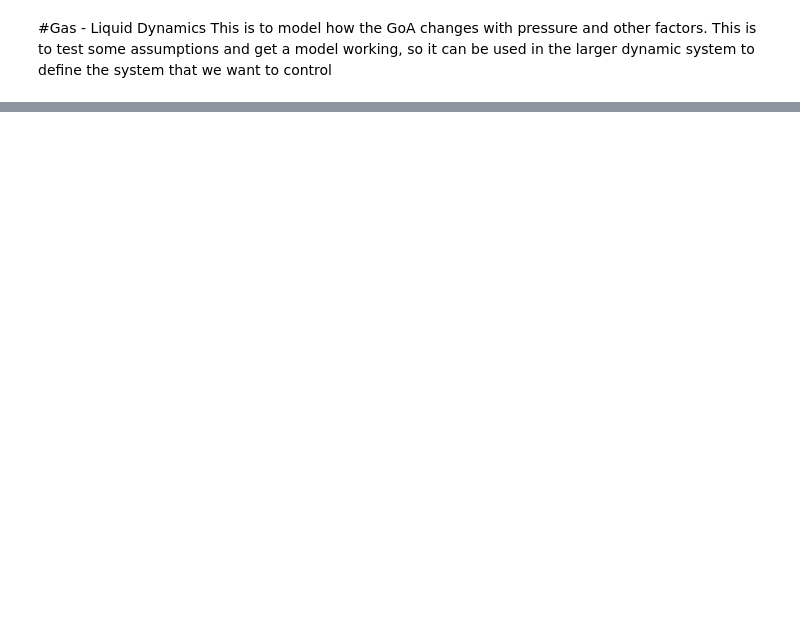
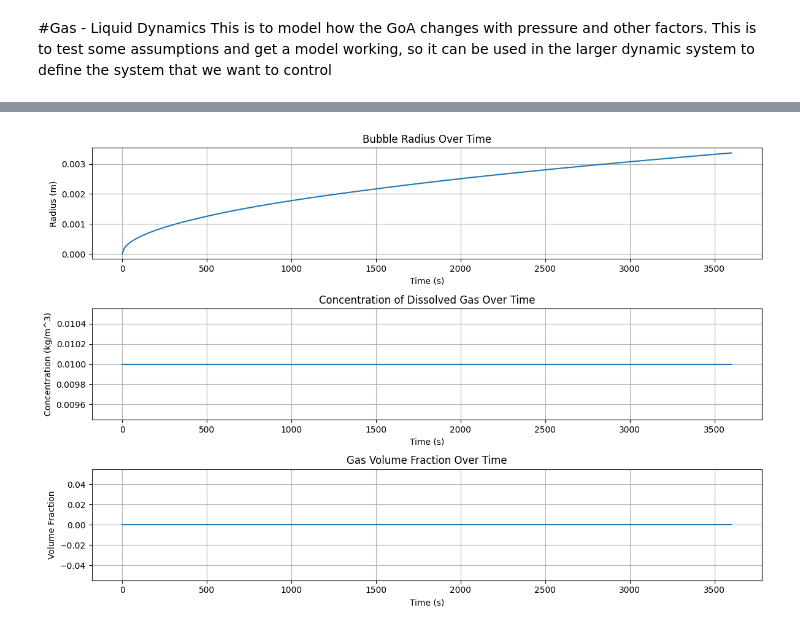
Before and after one commit to MorgenPronk/LSTM_System_Identification, a Jupyter notebook: Gas_Solution_dynamics_ODE.ipynb, the cells around one changed output, grey strips where cells are left out. Drawn from its saved outputs; the diff is of its cells as text; code cells hidden in the pictures; blank space fills up the shorter version.

Commit message:
Added Pressure function for testing, and working on debugging 0 Gas Volume

```diff
--- a/Gas_Solution_dynamics_ODE.ipynb
+++ b/Gas_Solution_dynamics_ODE.ipynb
@@ -51,0 +39,3 @@ push_to_github()
+# %%
+def calc_delta_p(p_sat, p):
+  return p_sat - p
@@ -51,0 +49,55 @@ push_to_github()
+# %%
+# System of differential equations
+def gas_model(t, y):
+    r, C, alpha = y
+    delta_p = calc_delta_p(p_sat,p) # diff between saturation pressure and actual
+    DeltaG_star = calc_deltaG_star(gamma, rho_g, delta_p) # Nucleation
+    J = calc_J(J_0, DeltaG_star, k_B, T) # Nucleation
+
+    # Bubble growth rate
+    dr_dt = D_g * (rho_g - C) / r
+    # Change in concentration (Mass conservation for dissolved gas)
+    dC_dt = -J * (4/3) * np.pi * r**3
+    # Change in gas volume fraction (Gas Volume Fraction Evolution)
+    dalpha_dt = J * (4/3) * np.pi * r**3 + alpha * 3 * dr_dt
+
+    return [dr_dt, dC_dt, dalpha_dt]
+# %%
+# Time span and initial conditions vector
+t_span = (0, 3600)  # Integration time in seconds (1 hour)
+y0 = [r0, C0, alpha0]
+
+# Solving the system
+sol = solve_ivp(gas_model, t_span, y0, method='RK45', t_eval=np.linspace(t_span[0], t_span[1], 300))
+
+# Nucleation rate
+vec_calc_J = np.vectorize(calc_J)
+J = vec_calc_J()
+
+# Plotting results
+plt.figure(figsize=(12, 8))
+plt.subplot(311)
+plt.plot(sol.t, sol.y[0], label='Bubble radius (m)')
+plt.title('Bubble Radius Over Time')
+plt.xlabel('Time (s)')
+plt.ylabel('Radius (m)')
+plt.grid(True)
+
+plt.subplot(312)
+plt.plot(sol.t, sol.y[1], label='Concentration of dissolved gas (kg/m^3)')
+plt.title('Concentration of Dissolved Gas Over Time')
+plt.xlabel('Time (s)')
+plt.ylabel('Concentration (kg/m^3)')
+plt.grid(True)
+
+plt.subplot(313)
+plt.plot(sol.t, sol.y[2], label='Gas volume fraction')
+plt.title('Gas Volume Fraction Over Time')
+plt.xlabel('Time (s)')
+plt.ylabel('Volume Fraction')
+plt.grid(True)
+
+plt.tight_layout()
+plt.show()
+# %% [output]
+[figure, added]
```
Also changed, not shown: parts of 10 cells of this notebook.
